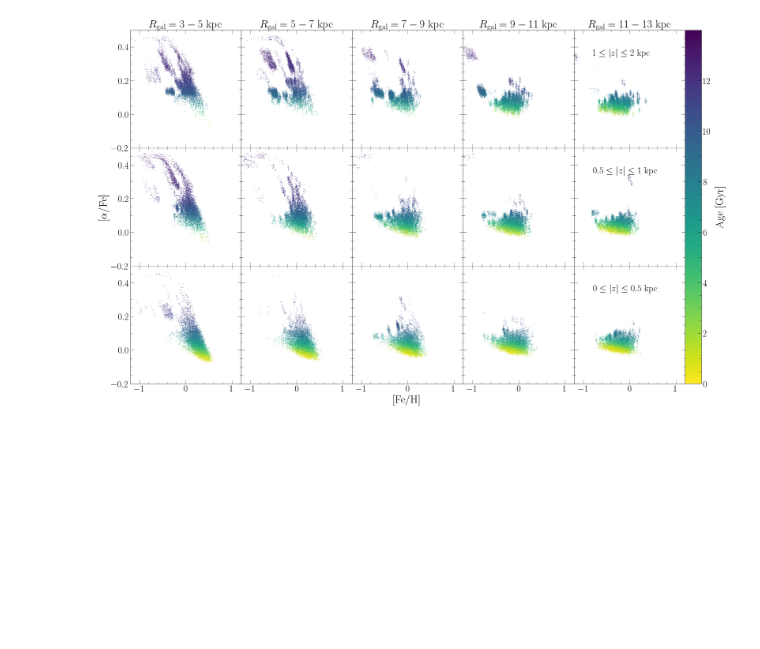
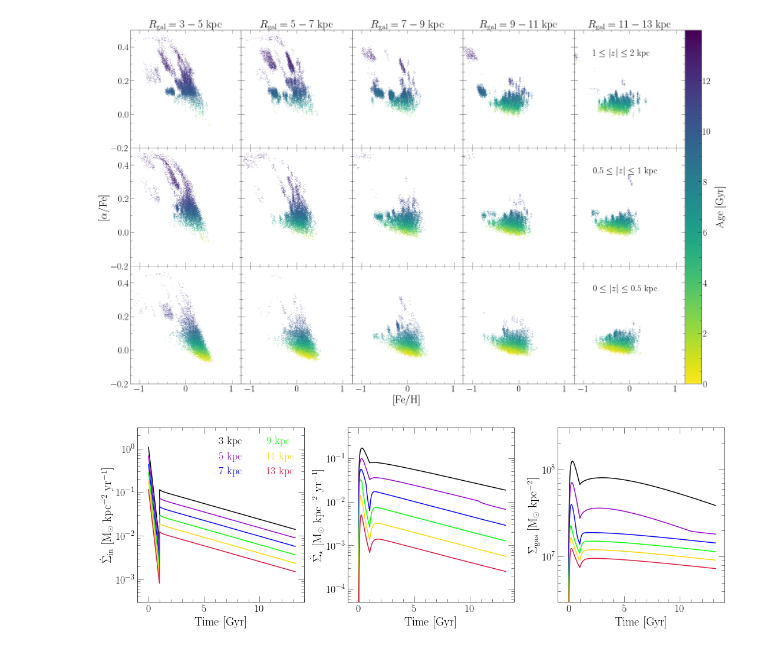
Before and after one commit to giganano/bimodality, a Jupyter notebook: notebooks/earlyburst_initial.ipynb, the cells around one changed output. Saved outputs shown, nothing was run; the diff lists cells and outputs as text; code cells hidden in the pictures; blank space fills up the shorter version.

Commit message:
updates on early burst and clumpy burst models

```diff
--- a/notebooks/earlyburst_initial.ipynb
+++ b/notebooks/earlyburst_initial.ipynb
@@ -196,3 +198,61 @@ cbar_ax.set_position([
 plt.show()
 # %% [output]
 [figure]
+# %%
+path = "/Volumes/Elements/bimodality-outputs/earlyburst/post-process"
+name = "%s/tau1_0p2_tau2_6_onset_1" % (path)
+out = vice.output(name)
+extra = np.genfromtxt("%s_analogdata.out" % (out.name))
+out.stars["abszfinal"] = [abs(row[-1]) for row in extra[:out.stars.size[0]]]
+# %%
+fig = plt.figure(figsize = (15, 5))
+axes = []
+ylabels = [
+    r"$\dot{\Sigma}_\text{in}$ [M$_\odot$ kpc$^{-2}$ yr$^{-1}$]",
+    r"$\dot{\Sigma}_\star$ [M$_\odot$ kpc$^{-2}$ yr$^{-1}$]",
+    r"$\Sigma_\text{gas}$ [M$_\odot$ kpc$^{-2}$]"
+]
+ylim = [[3.e-4, 3], [5.e-5, 5.e-1], [3.e6, 3.e8]]
+for i in range(3):
+    axes.append(fig.add_subplot(131 + i))
+    axes[i].set_xlabel("Time [Gyr]")
+    axes[i].set_ylabel(ylabels[i])
+    axes[i].set_yscale("log")
+    axes[i].set_ylim(ylim[i])
+    axes[i].set_xlim([-1, 14])
+
+zonewidth = 0.1
+radii = [3, 5, 7, 9, 11, 13]
+zones = ["zone%d" % (int(_ / zonewidth)) for _ in radii]
+colors = ["black", "darkviolet", "blue", "lime", "gold", "crimson"]
+
+for i in range(len(zones)):
+    area = m.pi * ((radii[i] + zonewidth)**2 - radii[i]**2)
+    kwargs = {
+        "c": named_colors()[colors[i]],
+        "label": "%d kpc" % (radii[i])
+    }
+    xvals = out.zones[zones[i]].history["time"]
+    yvals = out.zones[zones[i]].history["ifr"]
+    yvals = [_ / area for _ in yvals]
+    axes[0].plot(xvals, yvals, **kwargs)
+    yvals = out.zones[zones[i]].history["sfr"]
+    yvals = [_ / area for _ in yvals]
+    axes[1].plot(xvals, yvals, **kwargs)
+    yvals = out.zones[zones[i]].history["mgas"]
+    yvals = [_ / area for _ in yvals]
+    axes[2].plot(xvals, yvals, **kwargs)
+
+kwargs = {
+    "loc": mpl_loc("upper right"),
+    "ncol": 2,
+    "handlelength": 0
+}
+leg = axes[0].legend(**kwargs)
+fancy_legend(leg, colors)
+
+plt.tight_layout()
+for ext in ["pdf", "png"]: plt.savefig("./earlyburst/initial_evol.%s" % (ext))
+plt.show()
+# %% [output]
+[figure, added]
```
Also changed, not shown: parts of 8 cells of this notebook, 20 other files.
